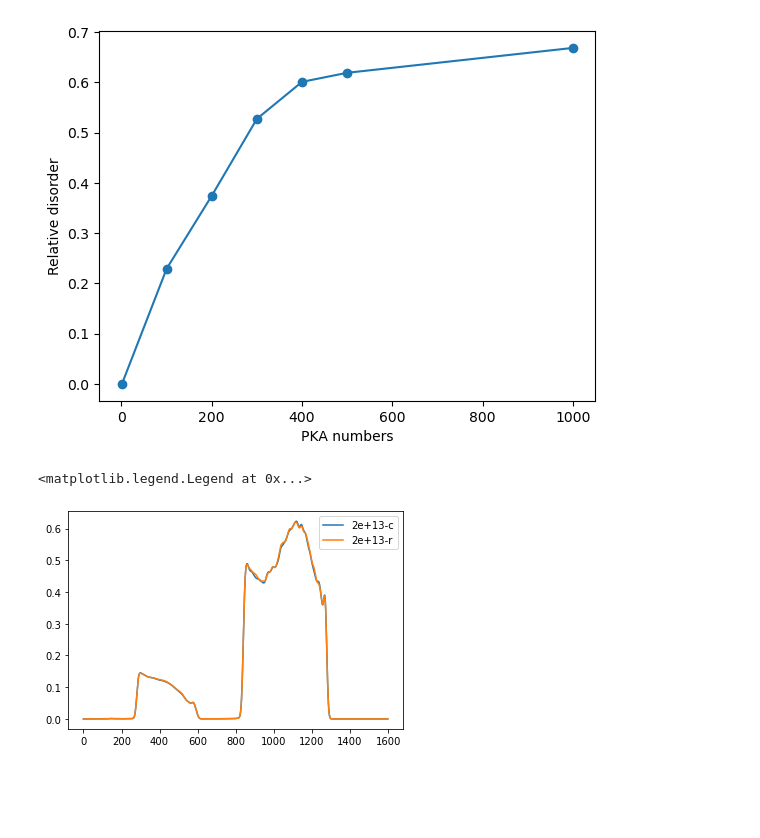
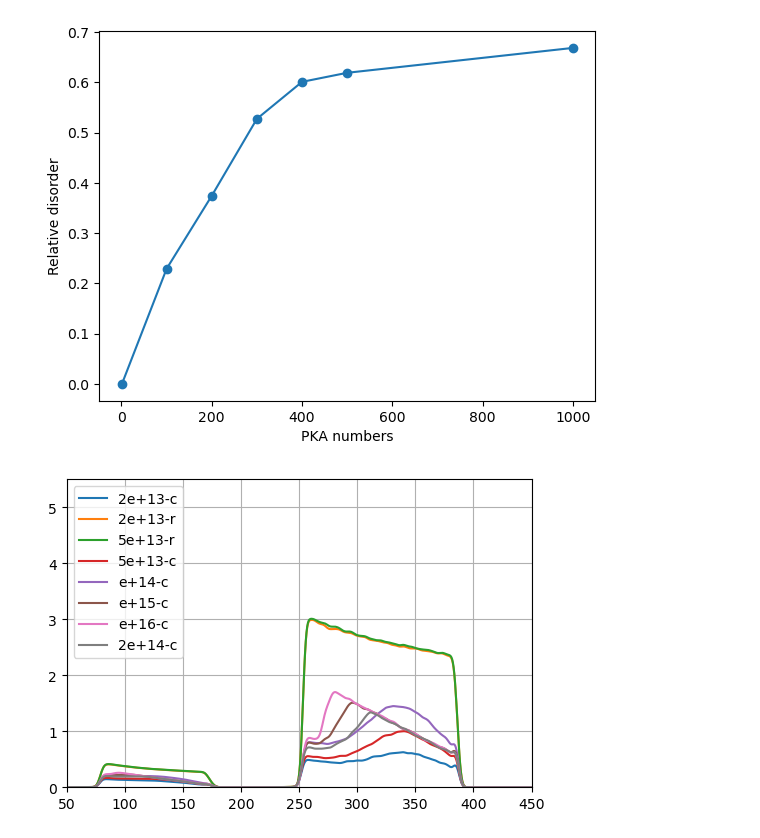
Before and after one commit to HE-RU10/ga2o3, a Jupyter notebook: RBS.ipynb, the cells around one changed output. Cells and saved outputs as stored; diff of their text form; code cells hidden in the pictures; blank space fills up the shorter version.

```diff
--- a/RBS.ipynb
+++ b/RBS.ipynb
@@ -285,15 +285,38 @@ plt.ylabel('Relative disorder')
 Text(0, 0.5, 'Relative disorder')
 [figure]
 # %%
-df=pd.read_csv('/home/heruhe/Desktop/Ga2o3/cascade/5type_overlapping/FPA_mic_overlap/pris/A/out/rbsspectra.dat',sep='\s+', header=None)
+
+plt.figure(figsize=(6,4))
+df=pd.read_csv('/Users/ruhe/Desktop/ga2o3/rbs/2e13/pris/rbsspectra.dat',sep='\s+', header=None)
 df['Yield']=df.iloc[:,1]*10**4*1.25/2.7
 df['Energy(keV)']=df.index*1600/len(df)
-plt.plot(df['Energy(keV)'],df['Yield'],label='2e+13-c')
-df2=pd.read_csv('/home/heruhe/Desktop/Ga2o3/cascade/5type_overlapping/FPA_mic_overlap/ran/A/out/rbsspectra.dat',sep='\s+', header=None)
+df['channel']=ener_channel(df['Energy(keV)'])
+plt.plot(df['channel'],df['Yield'],label='2e+13-c')
+df2=pd.read_csv('/Users/ruhe/Desktop/ga2o3/rbs/2e13/ran/rbsspectra.dat',sep='\s+', header=None)
 df2['Yield']=df2.iloc[:,1]*10**4*1.25/2.7
-df2['Energy(keV)']=df2.index*1600/len(df)
-plt.plot(df2['Energy(keV)'],df2['Yield'],label='2e+13-r')
+plt.plot(df['channel'],df2['Yield'],label='2e+13-r')
+df2=pd.read_csv('/Users/ruhe/Desktop/ga2o3/rbs/5e13/ran/rbsspectra.dat',sep='\s+', header=None)
+df2['Yield']=df2.iloc[:,1]*10**4*1.25/2.7
+plt.plot(df['channel'],df2['Yield'],label='5e+13-r')
+df2=pd.read_csv('/Users/ruhe/Desktop/ga2o3/rbs/5e13/pris/rbsspectra.dat',sep='\s+', header=None)
+df2['Yield']=df2.iloc[:,1]*10**4*1.25/2.7
+plt.plot(df['channel'],df2['Yield'],label='5e+13-c')
+df2=pd.read_csv('/Users/ruhe/Desktop/ga2o3/rbs/e14/pris/rbsspectra.dat',sep='\s+', header=None)
+df2['Yield']=df2.iloc[:,1]*10**4*1.25/2.7
+plt.plot(df['channel'],df2['Yield'],label='e+14-c')
+df2=pd.read_csv('/Users/ruhe/Desktop/ga2o3/rbs/e15/pris/rbsspectra.dat',sep='\s+', header=None)
+df2['Yield']=df2.iloc[:,1]*10**4*1.25/2.7
+plt.plot(df['channel'],df2['Yield'],label='e+15-c')
+df2=pd.read_csv('/Users/ruhe/Desktop/ga2o3/rbs/e16/pris/rbsspectra.dat',sep='\s+', header=None)
+df2['Yield']=df2.iloc[:,1]*10**4*1.25/2.7
+plt.plot(df['channel'],df2['Yield'],label='e+16-c')
+df2=pd.read_csv('/Users/ruhe/Desktop/ga2o3/rbs/2e14/pris/rbsspectra.dat',sep='\s+', header=None)
+df2['Yield']=df2.iloc[:,1]*10**4*1.25/2.7
+plt.plot(df['channel'],df2['Yield'],label='2e+14-c')
 plt.legend()
+plt.grid()
+plt.ylim([0,5.5])
+plt.xlim([50,450])
+#plt.savefig("FPA_rbs.png", transparent=True)
 # %% [output]
-<matplotlib.legend.Legend at 0x...>
-[figure, old version]
+[figure, new version]
```
Also changed, not shown: 2 other files.
